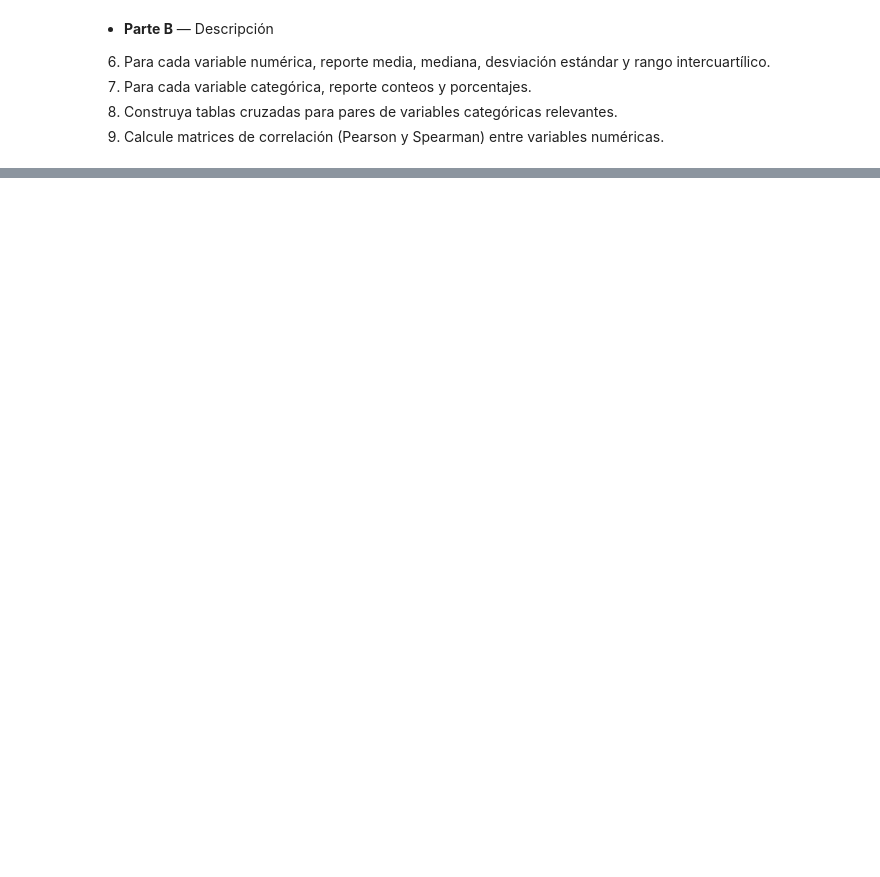
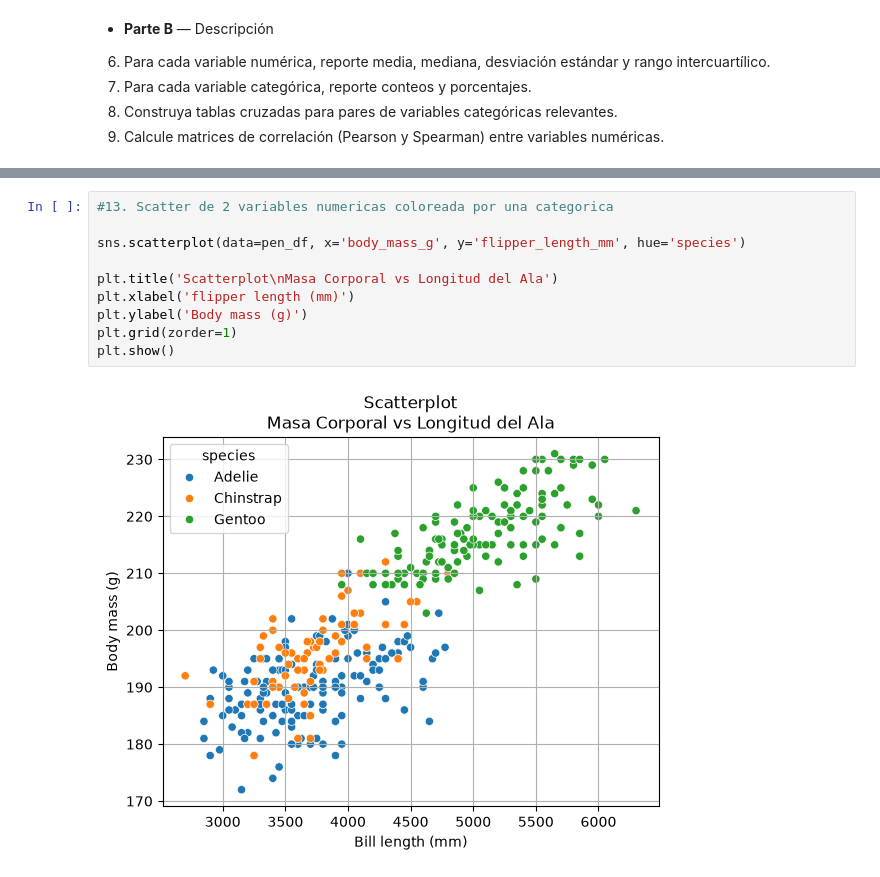
Before and after one commit to CienciaDatosUdea/002_EstudiantesAprendizajeEstadistico, a Jupyter notebook: semestre2026-2/Estudiantes/Lopez_5333/Laboratorio_01_pinguinos_v2_IA.ipynb, the cells around one changed output, grey strips where cells are left out. Drawn from its saved outputs; the diff is of its cells as text; blank space fills up the shorter version.

```diff
--- a/semestre2026-2/Estudiantes/Lopez_5333/Laboratorio_01_pinguinos_v2_IA.ipynb
+++ b/semestre2026-2/Estudiantes/Lopez_5333/Laboratorio_01_pinguinos_v2_IA.ipynb
@@ -119,0 +294,12 @@ Conteos Variables Categoricas
+# %%
+#13. Scatter de 2 variables numericas coloreada por una categorica
+
+sns.scatterplot(data=pen_df, x='body_mass_g', y='flipper_length_mm', hue='species')
+
+plt.title('Scatterplot\nMasa Corporal vs Longitud del Ala')
+plt.xlabel('flipper length (mm)')
+plt.ylabel('Body mass (g)')
+plt.grid(zorder=1)
+plt.show()
+# %% [output]
+[figure, added]
```
Also changed, not shown: parts of 13 cells of this notebook.
